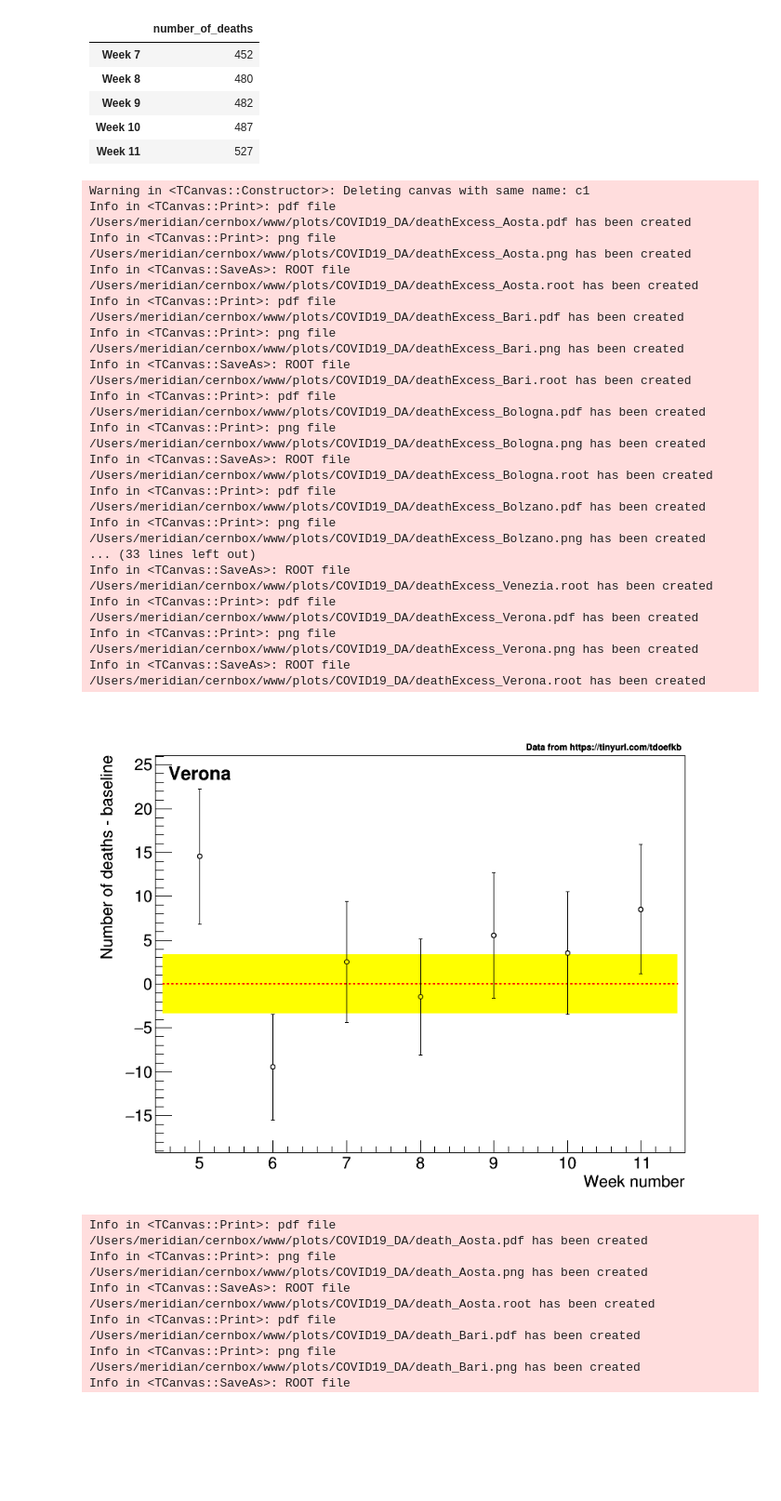
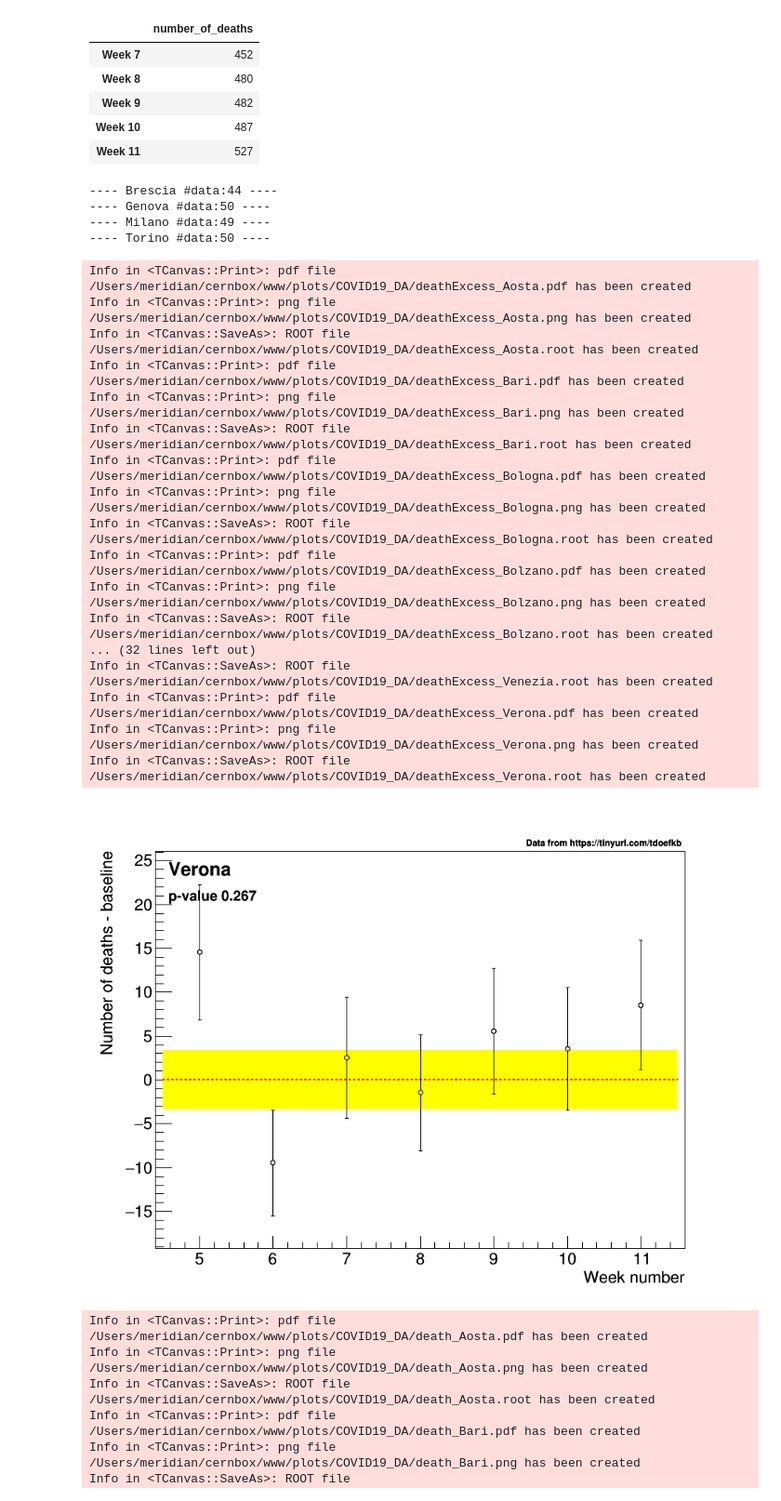
Before and after one commit to pmeridian/COVID19_DA, a Jupyter notebook: analisiMortalita.ipynb, the cells around one changed output. Shown: that part at 93% size. Saved outputs shown, nothing was run; the diff lists cells and outputs as text; code cells hidden in the pictures; blank space fills up the shorter version.

Commit message:
adding daily points

```diff
--- a/analisiMortalita.ipynb
+++ b/analisiMortalita.ipynb
@@ -64,6 +209,48 @@ for p in provinces:
     graphs['eccesso_deceduti_%s'%p].SetMarkerColor(R.kBlack)
     graphs['eccesso_deceduti_%s'%p].SetMarkerStyle(24)
     graphs['eccesso_deceduti_%s'%p].SetMarkerSize(0.9)
+# %%
+for p in provincesDaily:
+    graphs['deceduti_giornalieri_%s'%p]=R.TGraphErrors()
+    graphs['deceduti_giornalieri_%s'%p].SetName('deceduti_giornalieri_%s'%p)
+    for i,ni in enumerate(dfDaily[p]['number_of_deaths']):
+        if(pd.isna(dfDaily[p]['number_of_deaths'][i])):
+            continue
+        #print(i,dfDaily[p]['number_of_deaths'][i])
+        scale=1.
+        #if (i==len(dfDaily[p]['number_of_deaths'])-1):
+        #    scale=7./lastWeekDays[p]
+        #    if (scale>1.):
+        #        print("Last week re-scaling %s %.2f"%(p,scale))
+        graphs['deceduti_giornalieri_%s'%p].SetPoint(i,i,(dfDaily[p]['number_of_deaths'][i])*scale)
+        graphs['deceduti_giornalieri_%s'%p].SetPointError(i,0,R.TMath.Sqrt((dfDaily[p]['number_of_deaths'][i])*scale))
+    print('---- %s #data:%d ----'%(p,graphs['deceduti_giornalieri_%s'%p].GetN()))
+    graphs['deceduti_giornalieri_%s'%p].SetLineColor(R.kBlack)
+    graphs['deceduti_giornalieri_%s'%p].SetMarkerColor(R.kBlack)
+    graphs['deceduti_giornalieri_%s'%p].SetMarkerStyle(24)
+    graphs['deceduti_giornalieri_%s'%p].SetMarkerSize(0.9)
+    #Temporary: using as baseline fit of February data
+    graphs['deceduti_giornalieri_%s'%p].Fit('pol0','RQB+','',0,27.5) #fit february data as baseline
+
+    graphs['eccesso_deceduti_giornalieri_%s'%p]=R.TGraphErrors()
+    graphs['eccesso_deceduti_giornalieri_%s'%p].SetName('eccesso_deceduti_giornalieri_%s'%p)
+    for i,ni in enumerate(dfDaily[p]['number_of_deaths']):
+        if(pd.isna(dfDaily[p]['number_of_deaths'][i])):
+            continue
+        scale=1.
+        #if (i==len(dfDaily[p]['number_of_deaths'])-1):
+        #    scale=7./lastWeekDays[p]
+        graphs['eccesso_deceduti_giornalieri_%s'%p].SetPoint(i,i,dfDaily[p]['number_of_deaths'][i]*scale-graphs['deceduti_giornalieri_%s'%p].GetFunction('pol0').GetParameter(0))
+        graphs['eccesso_deceduti_giornalieri_%s'%p].SetPointError(i,0,R.TMath.Sqrt(dfDaily[p]['number_of_deaths'][i])*scale)
+    graphs['eccesso_deceduti_giornalieri_%s'%p].SetLineColor(R.kBlack)
+    graphs['eccesso_deceduti_giornalieri_%s'%p].SetMarkerColor(R.kBlack)
+    graphs['eccesso_deceduti_giornalieri_%s'%p].SetMarkerStyle(24)
+    graphs['eccesso_deceduti_giornalieri_%s'%p].SetMarkerSize(0.9)
+# %% [output]
+---- Brescia #data:44 ----
+---- Genova #data:50 ----
+---- Milano #data:49 ----
+---- Torino #data:50 ----
 # %%
 c1=R.TCanvas('c1','c1',900,700)
 
@@ -83,36 +270,44 @@ for p in provinces:
     line.SetLineColor(R.kRed)
     line.SetLineStyle(2)
     line.SetLineWidth(2)
     line.Draw()
 
     graphs['eccesso_deceduti_%s'%p].Draw("PSAME")
+
+    f0=R.TF1("f0","pol0",0,graphs['eccesso_deceduti_%s'%p].GetN()+6)
+    graphs['eccesso_deceduti_%s'%p].Fit('f0','RB0Q','')
     t.SetTextSize(0.04)
     t.DrawLatexNDC(0.12,0.85,p)
+    t.SetTextSize(0.03)
+    if (f0.GetProb()>=1E-3):
+        t.DrawLatexNDC(0.12,0.8,'p-value %.3f'%f0.GetProb())
+    else:
+        t.DrawLatexNDC(0.12,0.8,'p-value < 0.001')
 
     t.SetTextSize(0.02)
     t.DrawLatexNDC(0.66,0.91,'Data from https://tinyurl.com/tdoefkb')
     c1.Draw()
     for ext in ['.pdf','.png','.root']:
         c1.SaveAs("~/cernbox/www/plots/COVID19_DA/deathExcess_{:s}".format(p)+ext)
 # %% [output]
-Warning in <TCanvas::Constructor>: Deleting canvas with same name: c1
 Info in <TCanvas::Print>: pdf file /Users/meridian/cernbox/www/plots/COVID19_DA/deathExcess_Aosta.pdf has been created
 Info in <TCanvas::Print>: png file /Users/meridian/cernbox/www/plots/COVID19_DA/deathExcess_Aosta.png has been created
 Info in <TCanvas::SaveAs>: ROOT file /Users/meridian/cernbox/www/plots/COVID19_DA/deathExcess_Aosta.root has been created
 Info in <TCanvas::Print>: pdf file /Users/meridian/cernbox/www/plots/COVID19_DA/deathExcess_Bari.pdf has been created
 Info in <TCanvas::Print>: png file /Users/meridian/cernbox/www/plots/COVID19_DA/deathExcess_Bari.png has been created
 Info in <TCanvas::SaveAs>: ROOT file /Users/meridian/cernbox/www/plots/COVID19_DA/deathExcess_Bari.root has been created
 Info in <TCanvas::Print>: pdf file /Users/meridian/cernbox/www/plots/COVID19_DA/deathExcess_Bologna.pdf has been created
 Info in <TCanvas::Print>: png file /Users/meridian/cernbox/www/plots/COVID19_DA/deathExcess_Bologna.png has been created
 Info in <TCanvas::SaveAs>: ROOT file /Users/meridian/cernbox/www/plots/COVID19_DA/deathExcess_Bologna.root has been created
 Info in <TCanvas::Print>: pdf file /Users/meridian/cernbox/www/plots/COVID19_DA/deathExcess_Bolzano.pdf has been created
 Info in <TCanvas::Print>: png file /Users/meridian/cernbox/www/plots/COVID19_DA/deathExcess_Bolzano.png has been created
-... (33 lines left out)
+Info in <TCanvas::SaveAs>: ROOT file /Users/meridian/cernbox/www/plots/COVID19_DA/deathExcess_Bolzano.root has been created
+... (32 lines left out)
 Info in <TCanvas::SaveAs>: ROOT file /Users/meridian/cernbox/www/plots/COVID19_DA/deathExcess_Venezia.root has been created
 Info in <TCanvas::Print>: pdf file /Users/meridian/cernbox/www/plots/COVID19_DA/deathExcess_Verona.pdf has been created
 Info in <TCanvas::Print>: png file /Users/meridian/cernbox/www/plots/COVID19_DA/deathExcess_Verona.png has been created
 Info in <TCanvas::SaveAs>: ROOT file /Users/meridian/cernbox/www/plots/COVID19_DA/deathExcess_Verona.root has been created
-[figure, old version]
+[figure, new version]
 # %%
 for p in provinces:
     graphs['deceduti_%s'%p].Draw("APSAME")
```
Also changed, not shown: parts of 8 cells of this notebook, 1 other file.
